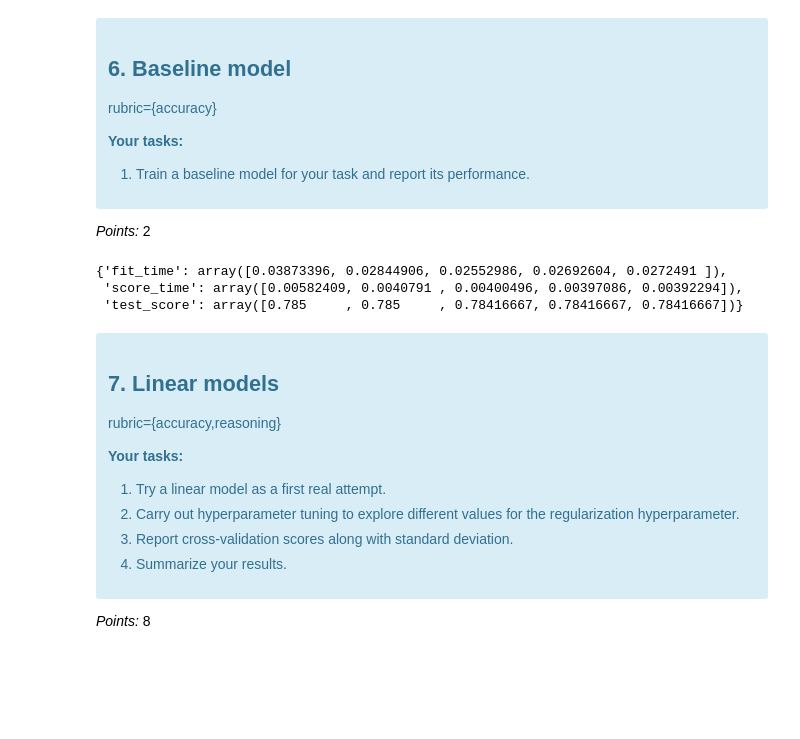
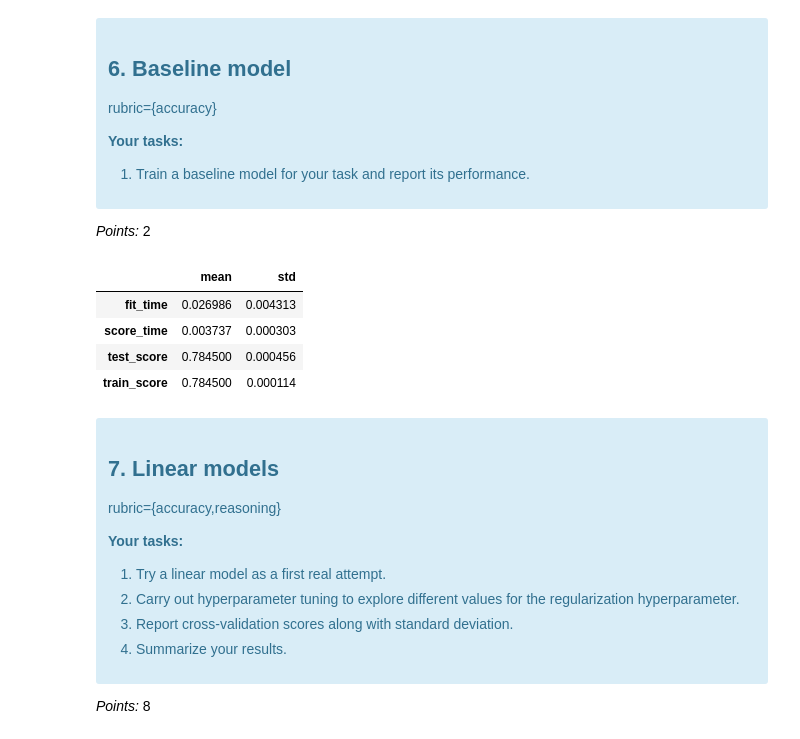
Before and after one commit to UBC-MDS/dsci573-lab4-auyeung-chan, a Jupyter notebook: lab4.ipynb, the cells around one changed output. Drawn from its saved outputs; the diff is of its cells as text; code cells hidden in the pictures; blank space fills up the shorter version.

```diff
--- a/lab4.ipynb
+++ b/lab4.ipynb
@@ -297,7 +298,7 @@ column_transformer = make_column_transformer(
     ( StandardScaler(), cols_std),
     ( pipe_log_std, cols_log_std),
     ( pipe_trans_log_std, cols_trans_log_std),
-    ( OneHotEncoder( drop = 'if_binary', handle_unknown = 'ignore', sparse = False), cols_cat),
+    ( OneHotEncoder(handle_unknown = 'ignore', sparse = False), cols_cat),
     ( 'drop', cols_drop)
 )
 # %% [markdown]
@@ -325,11 +326,19 @@ X_test, y_test = test_df.drop( 'default', axis = 1), test_df[ 'default']
 dummy = DummyClassifier()
 pipe_dummy = make_pipeline(
     column_transformer, dummy)
-cross_validate( pipe_dummy, X_train, y_train, cv = 5)
+
+result_dict = {}
+
+result = cross_validate( pipe_dummy, X_train, y_train, cv = 5, return_train_score = True)
-# %% [output]
-{'fit_time': array([0.03873396, 0.02844906, 0.02552986, 0.02692604, 0.0272491 ]),
- 'score_time': array([0.00582409, 0.0040791 , 0.00400496, 0.00397086, 0.00392294]),
- 'test_score': array([0.785     , 0.785     , 0.78416667, 0.78416667, 0.78416667])}
+# %%
+result_dict[ 'dummy'] = pd.DataFrame( result).agg( [ 'mean', 'std']).T
+result_dict[ 'dummy']
+# %% [output]
+|  | mean | std |
+| fit_time | 0.026986 | 0.004313 |
+| score_time | 0.003737 | 0.000303 |
+| test_score | 0.784500 | 0.000456 |
+| train_score | 0.784500 | 0.000114 |
 # %% [markdown]
 <!-- END QUESTION -->
 
```
Also changed, not shown: parts of 8 cells of this notebook.
